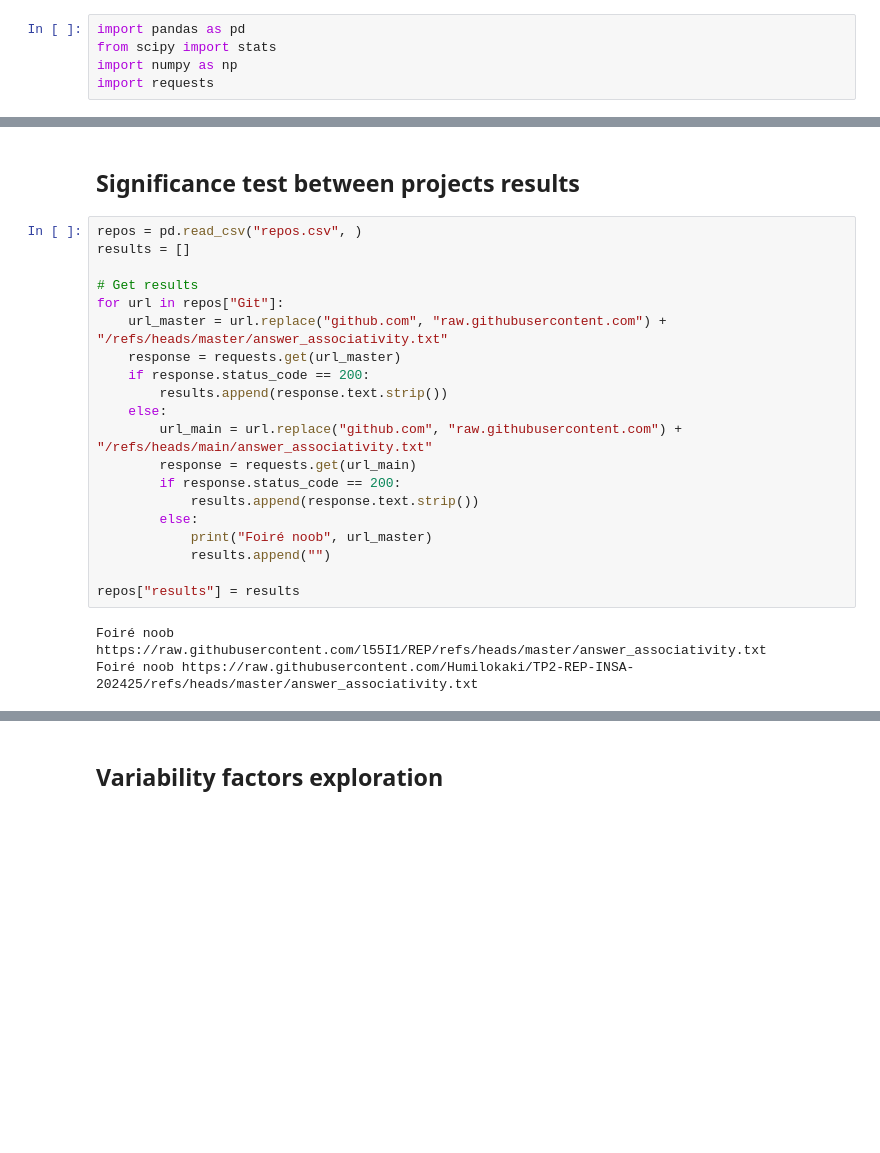
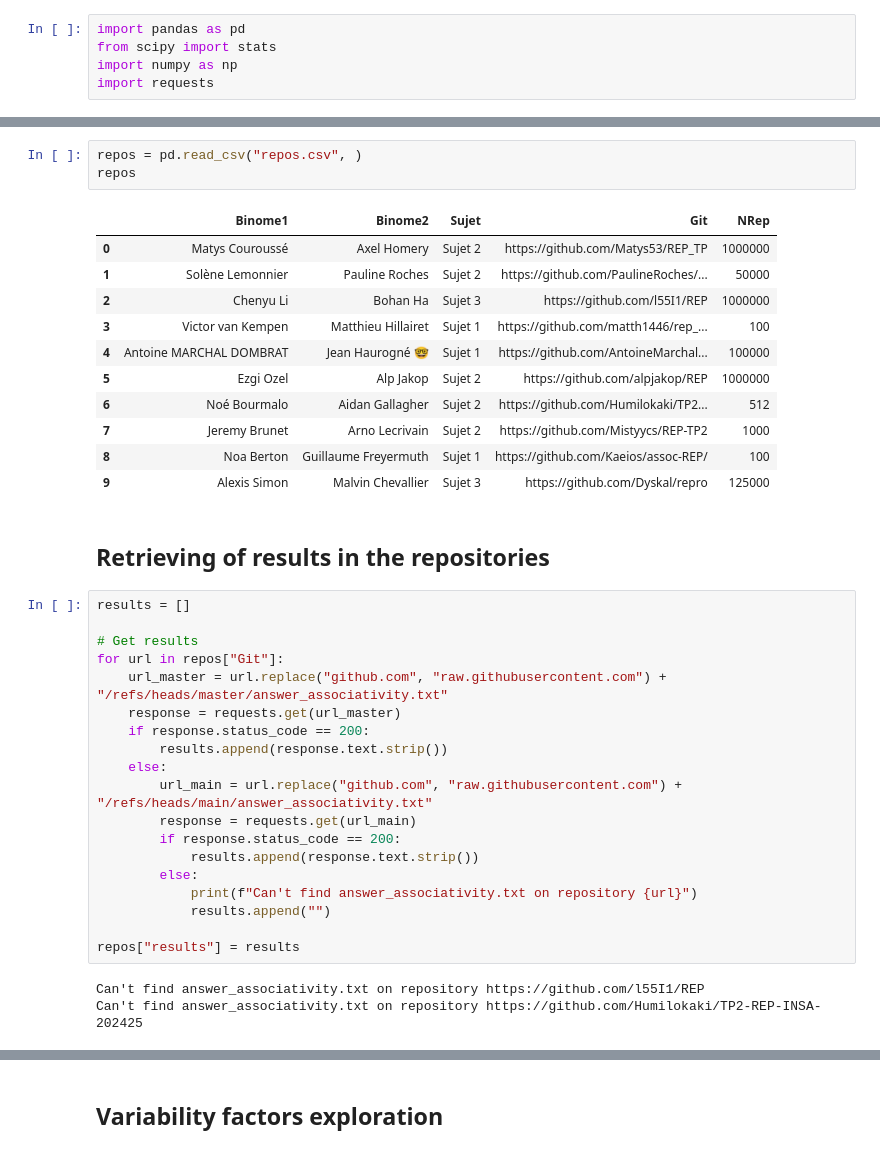
Before and after one commit to Kaeios/assoc-REP, a Jupyter notebook: resultsAnalysis.ipynb, the cells around one changed output, grey strips where cells are left out. Drawn from its saved outputs; the diff is of its cells as text; blank space fills up the shorter version.

```diff
--- a/resultsAnalysis.ipynb
+++ b/resultsAnalysis.ipynb
@@ -8,7 +14,21 @@ import requests
+# %%
+repos = pd.read_csv("repos.csv", )
+repos
+# %% [output]
+|  | Binome1 | Binome2 | Sujet | Git | NRep |
+| 0 | Matys Couroussé | Axel Homery | Sujet 2 | https://github.com/Matys53/REP_TP | 1000000 |
+| 1 | Solène Lemonnier | Pauline Roches | Sujet 2 | https://github.com/PaulineRoches/... | 50000 |
+| 2 | Chenyu Li | Bohan Ha | Sujet 3 | https://github.com/l55I1/REP | 1000000 |
+| 3 | Victor van Kempen | Matthieu Hillairet | Sujet 1 | https://github.com/matth1446/rep_... | 100 |
+| 4 | Antoine MARCHAL DOMBRAT | Jean Haurogné 🤓 | Sujet 1 | https://github.com/AntoineMarchal... | 100000 |
+| 5 | Ezgi Ozel | Alp Jakop | Sujet 2 | https://github.com/alpjakop/REP | 1000000 |
+| 6 | Noé Bourmalo | Aidan Gallagher | Sujet 2 | https://github.com/Humilokaki/TP2... | 512 |
+| 7 | Jeremy Brunet | Arno Lecrivain | Sujet 2 | https://github.com/Mistyycs/REP-TP2 | 1000 |
+| 8 | Noa Berton | Guillaume Freyermuth | Sujet 1 | https://github.com/Kaeios/assoc-REP/ | 100 |
+| 9 | Alexis Simon | Malvin Chevallier | Sujet 3 | https://github.com/Dyskal/repro | 125000 |
 # %% [markdown]
-## Significance test between projects results
+## Retrieving of results in the repositories
 # %%
-repos = pd.read_csv("repos.csv", )
 results = []
 
 # Get results
@@ -23,13 +43,13 @@ for url in repos["Git"]:
         if response.status_code == 200:
             results.append(response.text.strip())
         else:
-            print("Foiré noob", url_master)
+            print(f"Can't find answer_associativity.txt on repository {url}")
             results.append("")
 
 repos["results"] = results
 # %% [output]
-Foiré noob https://raw.githubusercontent.com/l55I1/REP/refs/heads/master/answer_associativity.txt
-Foiré noob https://raw.githubusercontent.com/Humilokaki/TP2-REP-INSA-202425/refs/heads/master/answer_associativity.txt
+Can't find answer_associativity.txt on repository https://github.com/l55I1/REP
+Can't find answer_associativity.txt on repository https://github.com/Humilokaki/TP2-REP-INSA-202425
 # %%
 repos
 # %% [output]
```
Also changed, not shown: parts of 12 cells of this notebook.
